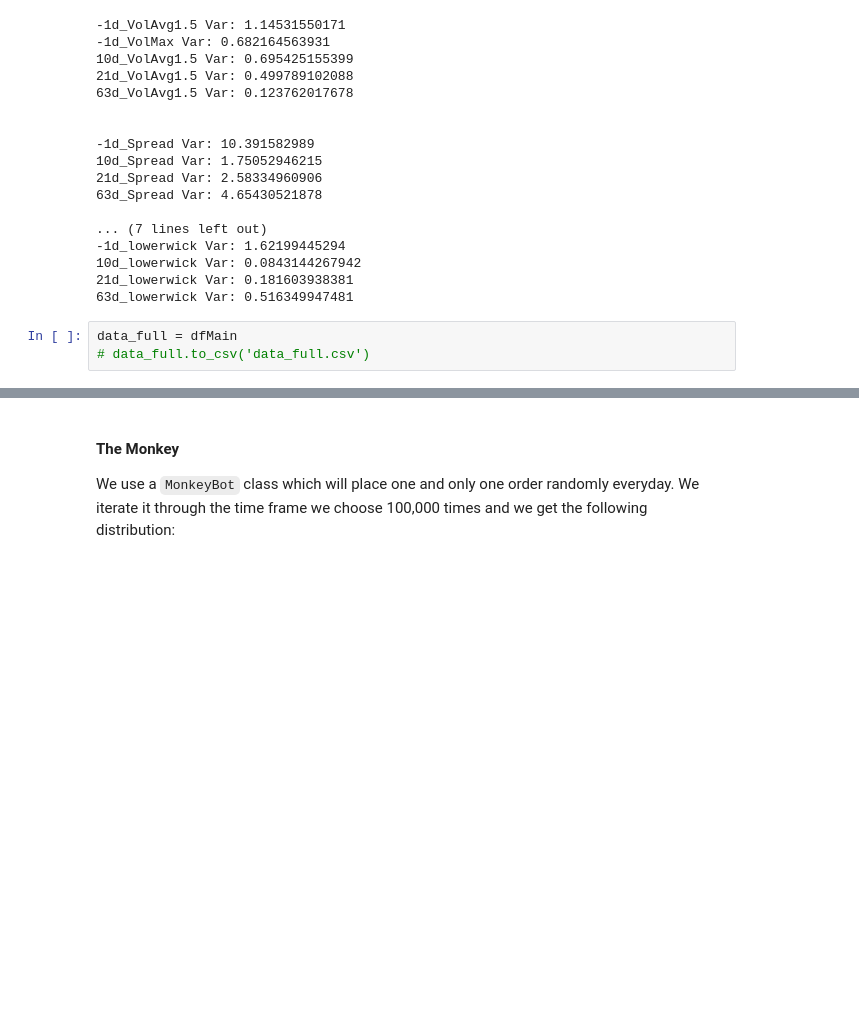
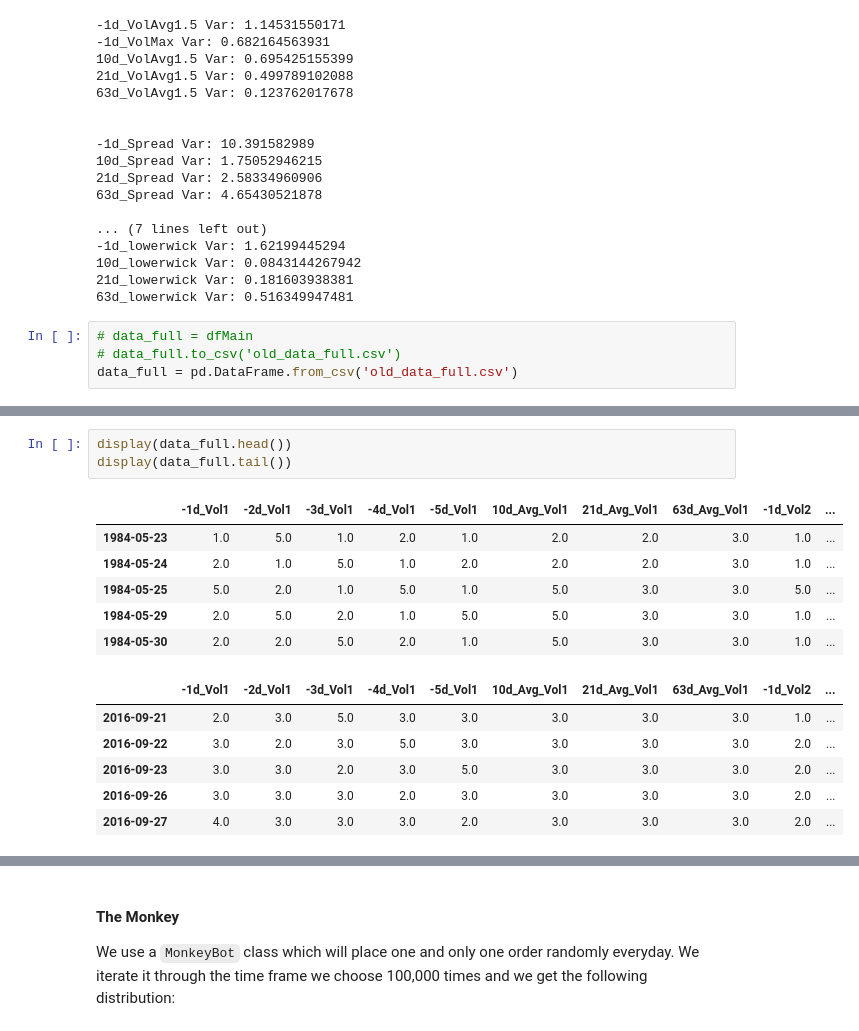
Before and after one commit to savourylie/Stock-Price-Forecaster, a Jupyter notebook: TradingBot/TradingBot.ipynb, the cells around one changed output, grey strips where cells are left out. Drawn from its saved outputs; the diff is of its cells as text; blank space fills up the shorter version.

```diff
--- a/TradingBot/TradingBot.ipynb
+++ b/TradingBot/TradingBot.ipynb
@@ -781,5 +802,6 @@ print("63d_lowerwick Var: {}".format(np.var(dfMain['63d_lowerwick'])))
 21d_lowerwick Var: 0.181603938381
 63d_lowerwick Var: 0.516349947481
 # %%
-data_full = dfMain
-# data_full.to_csv('data_full.csv')
+# data_full = dfMain
+# data_full.to_csv('old_data_full.csv')
+data_full = pd.DataFrame.from_csv('old_data_full.csv')
@@ -846,0 +808,16 @@ $$
+# %%
+display(data_full.head())
+display(data_full.tail())
+# %% [output]
+|  | -1d_Vol1 | -2d_Vol1 | -3d_Vol1 | -4d_Vol1 | -5d_Vol1 | 10d_Avg_Vol1 | 21d_Avg_Vol1 | 63d_Avg_Vol1 | -1d_Vol2 | ... |
+| 1984-05-23 | 1.0 | 5.0 | 1.0 | 2.0 | 1.0 | 2.0 | 2.0 | 3.0 | 1.0 | ... |
+| 1984-05-24 | 2.0 | 1.0 | 5.0 | 1.0 | 2.0 | 2.0 | 2.0 | 3.0 | 1.0 | ... |
+| 1984-05-25 | 5.0 | 2.0 | 1.0 | 5.0 | 1.0 | 5.0 | 3.0 | 3.0 | 5.0 | ... |
+| 1984-05-29 | 2.0 | 5.0 | 2.0 | 1.0 | 5.0 | 5.0 | 3.0 | 3.0 | 1.0 | ... |
+| 1984-05-30 | 2.0 | 2.0 | 5.0 | 2.0 | 1.0 | 5.0 | 3.0 | 3.0 | 1.0 | ... |
+|  | -1d_Vol1 | -2d_Vol1 | -3d_Vol1 | -4d_Vol1 | -5d_Vol1 | 10d_Avg_Vol1 | 21d_Avg_Vol1 | 63d_Avg_Vol1 | -1d_Vol2 | ... |
+| 2016-09-21 | 2.0 | 3.0 | 5.0 | 3.0 | 3.0 | 3.0 | 3.0 | 3.0 | 1.0 | ... |
+| 2016-09-22 | 3.0 | 2.0 | 3.0 | 5.0 | 3.0 | 3.0 | 3.0 | 3.0 | 2.0 | ... |
+| 2016-09-23 | 3.0 | 3.0 | 2.0 | 3.0 | 5.0 | 3.0 | 3.0 | 3.0 | 2.0 | ... |
+| 2016-09-26 | 3.0 | 3.0 | 3.0 | 2.0 | 3.0 | 3.0 | 3.0 | 3.0 | 2.0 | ... |
+| 2016-09-27 | 4.0 | 3.0 | 3.0 | 3.0 | 2.0 | 3.0 | 3.0 | 3.0 | 2.0 | ... |
```
Also changed, not shown: parts of 14 cells of this notebook.
